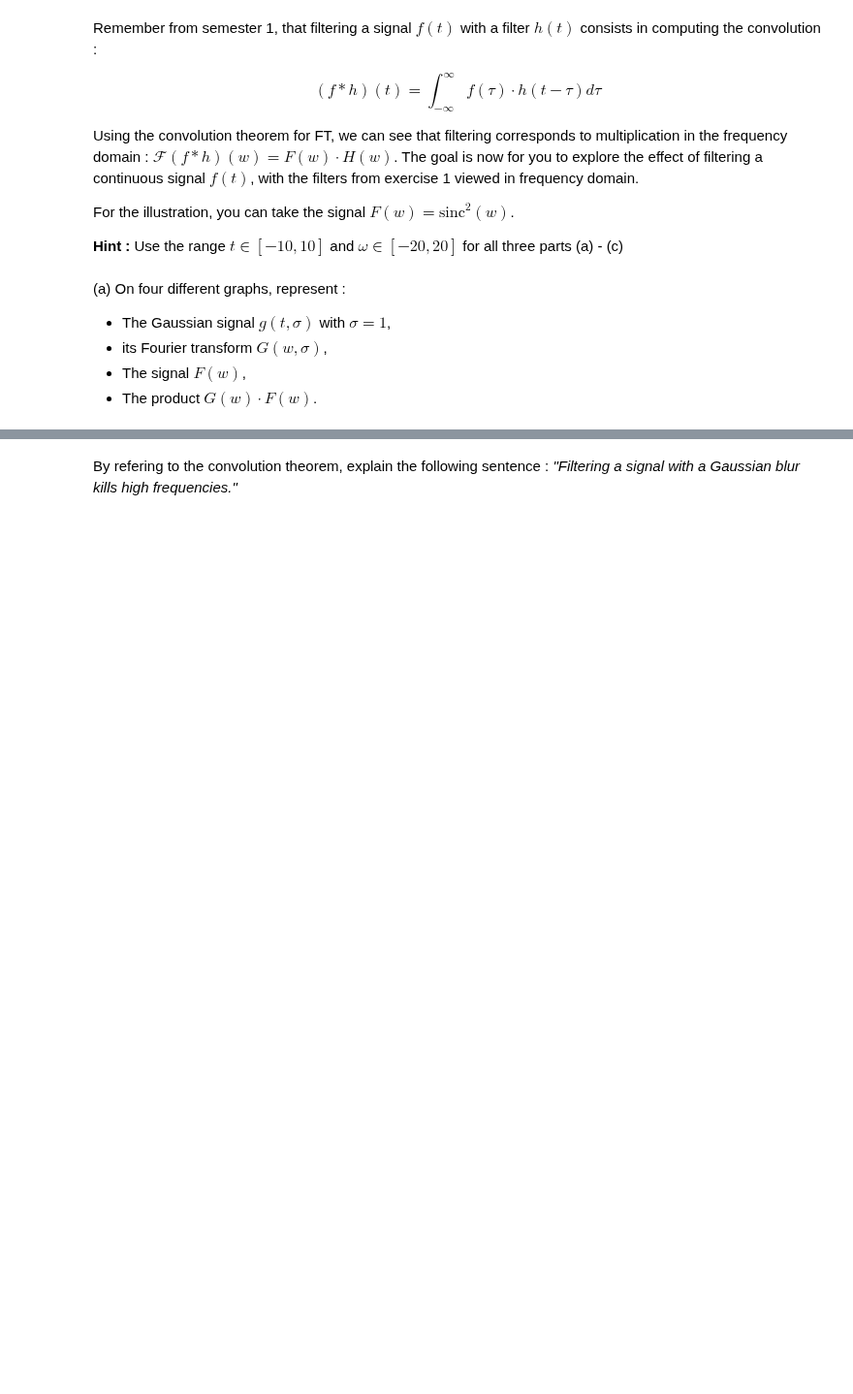
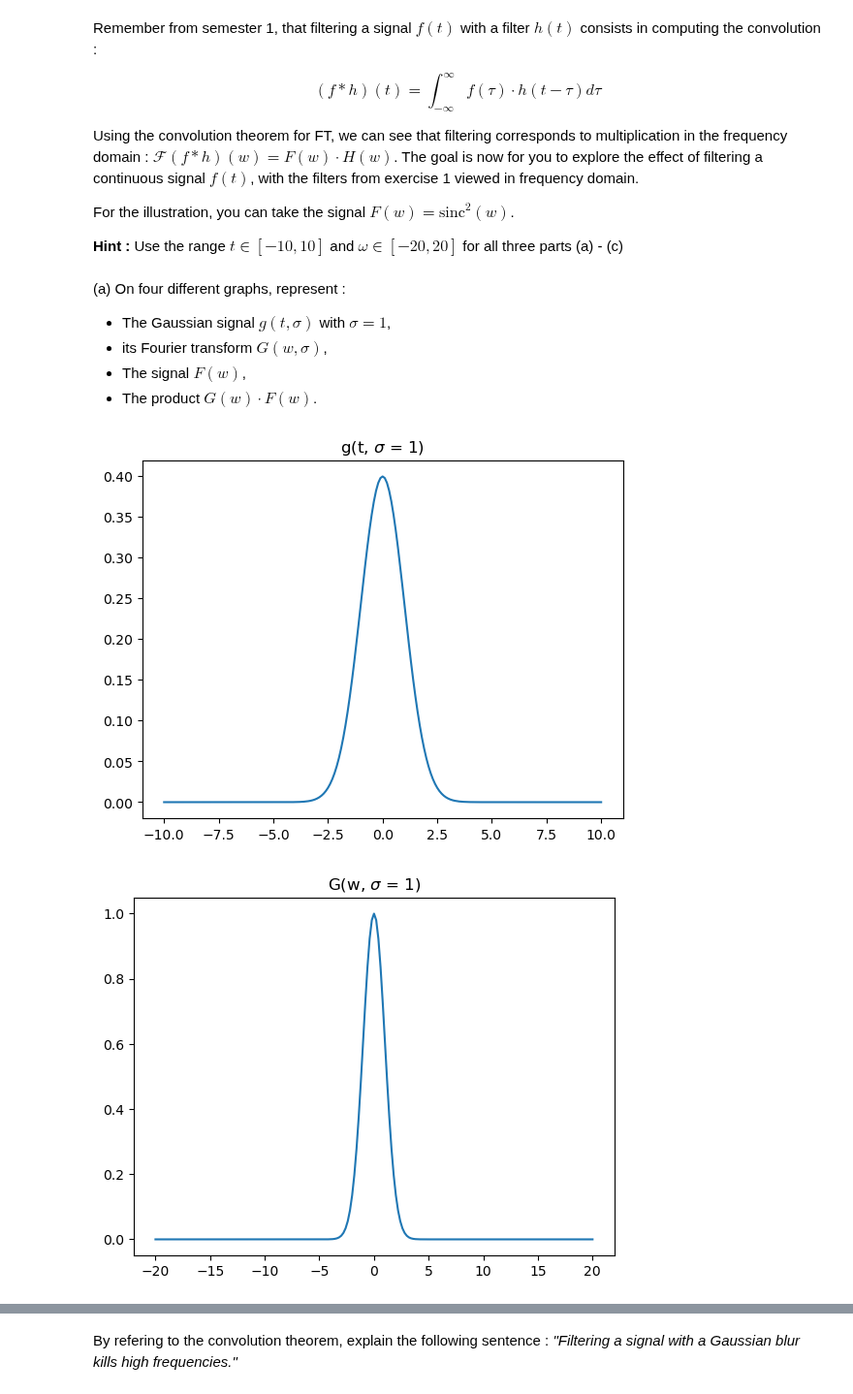
Before and after one commit to Arkanthara/digital_image_processing, a Jupyter notebook: TP9_donnet_michel.ipynb, the cells around one changed output, grey strips where cells are left out. Shown at 97% size. Cells and saved outputs as stored; diff of their text form; code cells hidden in the pictures; blank space fills up the shorter version.

```diff
--- a/TP9_donnet_michel.ipynb
+++ b/TP9_donnet_michel.ipynb
@@ -206,3 +206,41 @@ For the illustration, you can take the signal $F(w) = \mbox{sinc}^2(w)$.
 - its Fourier transform $G(w, \sigma)$,
 - The signal $F(w)$,
 - The product $G(w) \cdot F(w)$.
+# %%
+import numpy as np
+import matplotlib.pyplot as plt
+
+def g(t: np.ndarray, sigma: float = 1) -> np.ndarray:
+    return 1/np.sqrt(2 * np.pi * sigma**2) * np.exp(-t**2 / (2 * sigma ** 2))
+
+def G(w: np.ndarray, sigma: float = 1) -> np.ndarray:
+    return np.sqrt(2 * np.pi) / sigma * g(w, 1 / sigma)
+
+def F(w: np.ndarray) -> np.ndarray:
+    return np.sinc(w / np.pi)**2
+
+t = np.linspace(-10, 10, 201)
+w = np.linspace(-20, 20, 201)
+
+plt.figure()
+plt.title("g(t, $\sigma$ = 1)")
+plt.plot(t, g(t))
+plt.show()
+
+plt.figure()
+plt.title("G(w, $\sigma$ = 1)")
+plt.plot(w, G(w))
+plt.show()
+
+plt.figure()
+plt.title("F(w)")
+plt.plot(w, F(w))
+plt.show()
+
+plt.figure()
+plt.title("F(w)$\cdot$ G(w)")
+plt.plot(w, G(w) * F(w))
+plt.show()
+# %% [output]
+[figure, added]
+[figure, added]
```
Also changed, not shown: parts of 3 cells of this notebook.
